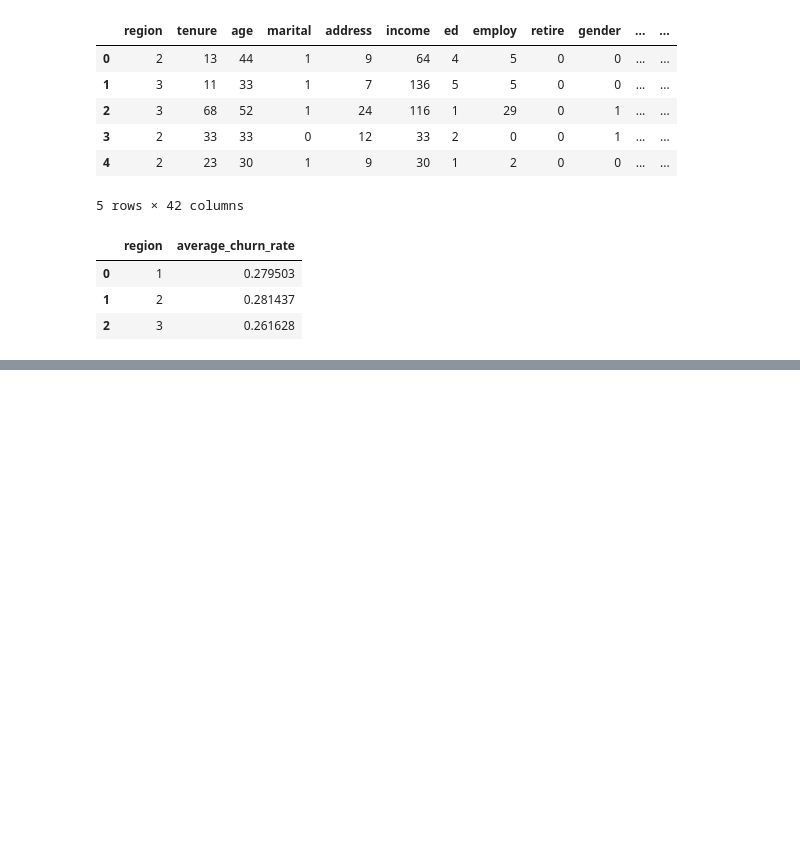
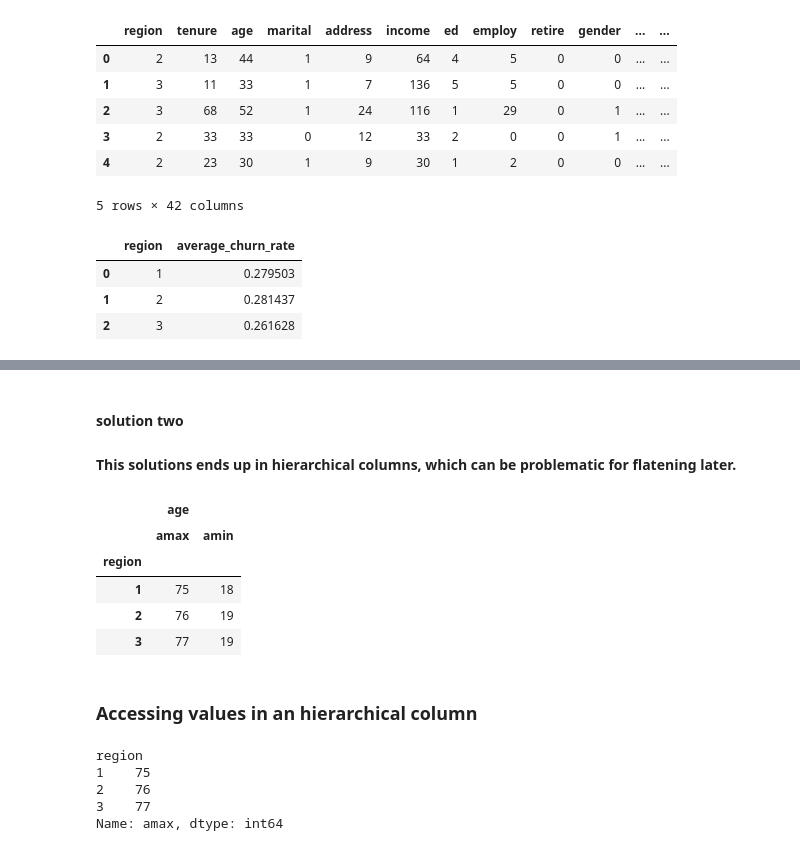
Before and after one commit to ErfanEbrahimiBazaz/python_basics_teachings, a Jupyter notebook: pandas_dataframe_manupulation.ipynb, the cells around one changed output, grey strips where cells are left out. Cells and saved outputs as stored; diff of their text form; code cells hidden in the pictures; blank space fills up the shorter version.

Commit message:
Hierarchical columns and reaching values

```diff
--- a/pandas_dataframe_manupulation.ipynb
+++ b/pandas_dataframe_manupulation.ipynb
@@ -220,0 +233,24 @@ df_churn.groupby('region').agg({'churn': np.mean}).rename(columns = {'churn':'av
+# %% [markdown]
+#### solution two
+
+#### This solutions ends up in hierarchical columns, which can be problematic for flatening later.
+# %%
+df_g3 = df_churn.groupby('region').agg({'age':[np.max, np.min]})
+df_g3
+# %% [output]
+|  | age |  |
+|  | amax | amin |
+| region |  |  |
+| 1 | 75 | 18 |
+| 2 | 76 | 19 |
+| 3 | 77 | 19 |
+# %% [markdown]
+### Accessing values in an hierarchical column
+# %%
+df_g3['age']['amax']
+# %% [output]
+region
+1    75
+2    76
+3    77
+Name: amax, dtype: int64
```
Also changed, not shown: parts of 2 cells of this notebook.
